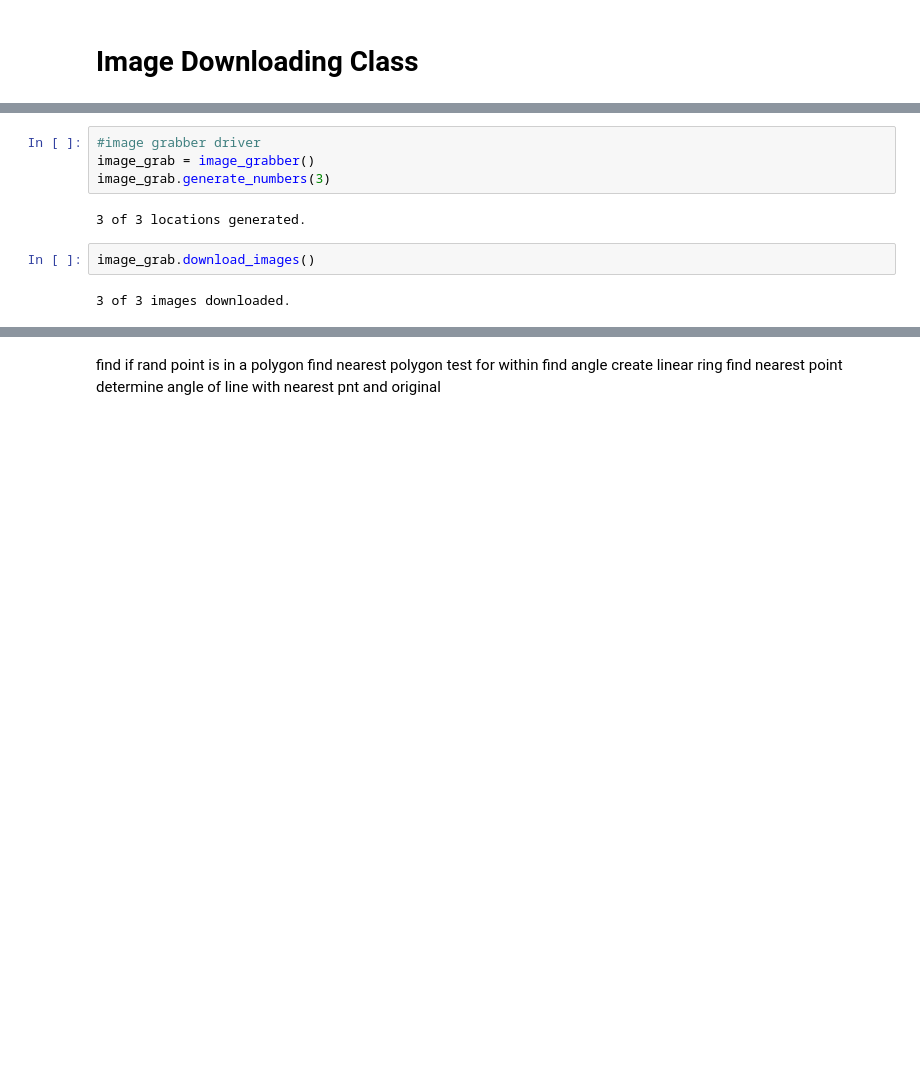
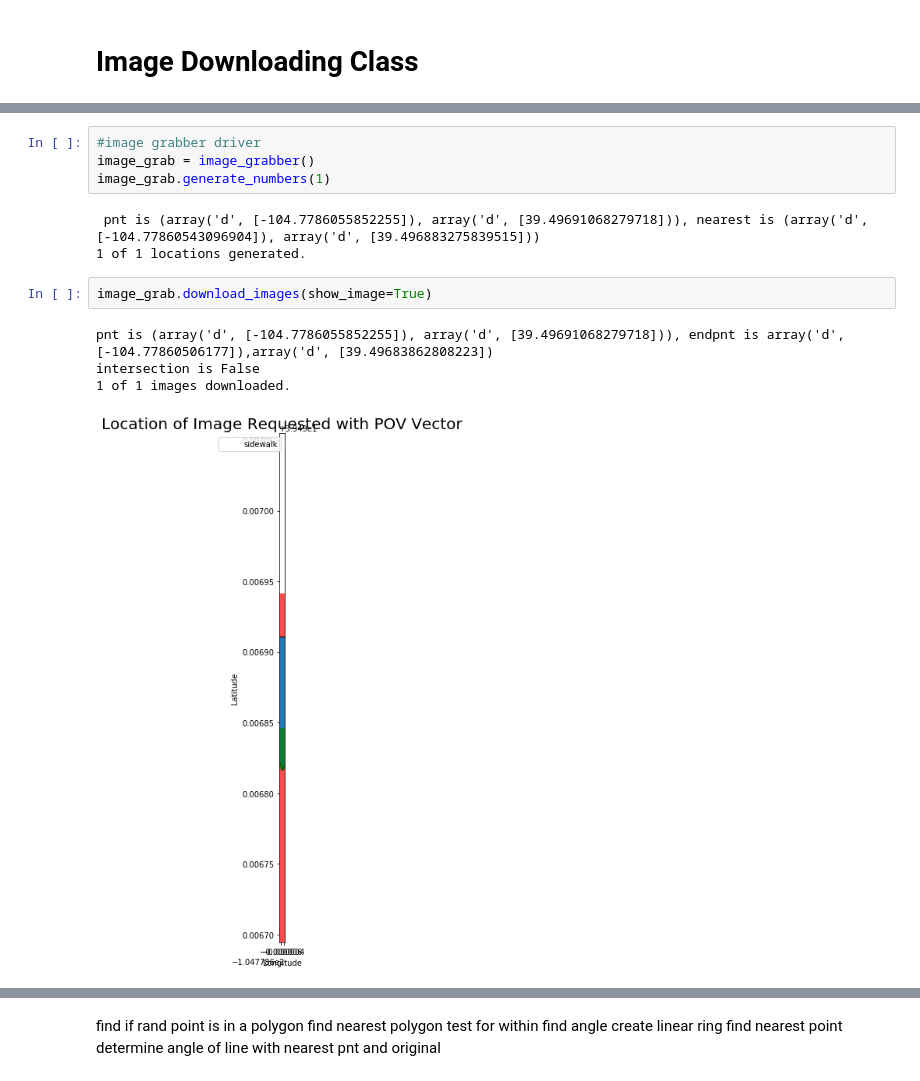
Before and after one commit to chrisoyer/sidewalk_deep-learning, a Jupyter notebook: sidewalks_deep_learning.ipynb, the cells around one changed output, grey strips where cells are left out. Drawn from its saved outputs; the diff is of its cells as text; blank space fills up the shorter version.

```diff
--- a/sidewalks_deep_learning.ipynb
+++ b/sidewalks_deep_learning.ipynb
@@ -363,10 +407,14 @@ class image_grabber(object):
 # %%
 #image grabber driver
 image_grab = image_grabber()
-image_grab.generate_numbers(3)
+image_grab.generate_numbers(1)
 # %% [output]
-3 of 3 locations generated.
+ pnt is (array('d', [-104.7786055852255]), array('d', [39.49691068279718])), nearest is (array('d', [-104.77860543096904]), array('d', [39.496883275839515]))
+1 of 1 locations generated.
 # %%
-image_grab.download_images()
+image_grab.download_images(show_image=True)
 # %% [output]
-3 of 3 images downloaded.
+pnt is (array('d', [-104.7786055852255]), array('d', [39.49691068279718])), endpnt is array('d', [-104.77860506177]),array('d', [39.49683862808223])
+intersection is False
+1 of 1 images downloaded.
+[figure, added]
```
Also changed, not shown: parts of 5 cells of this notebook.
